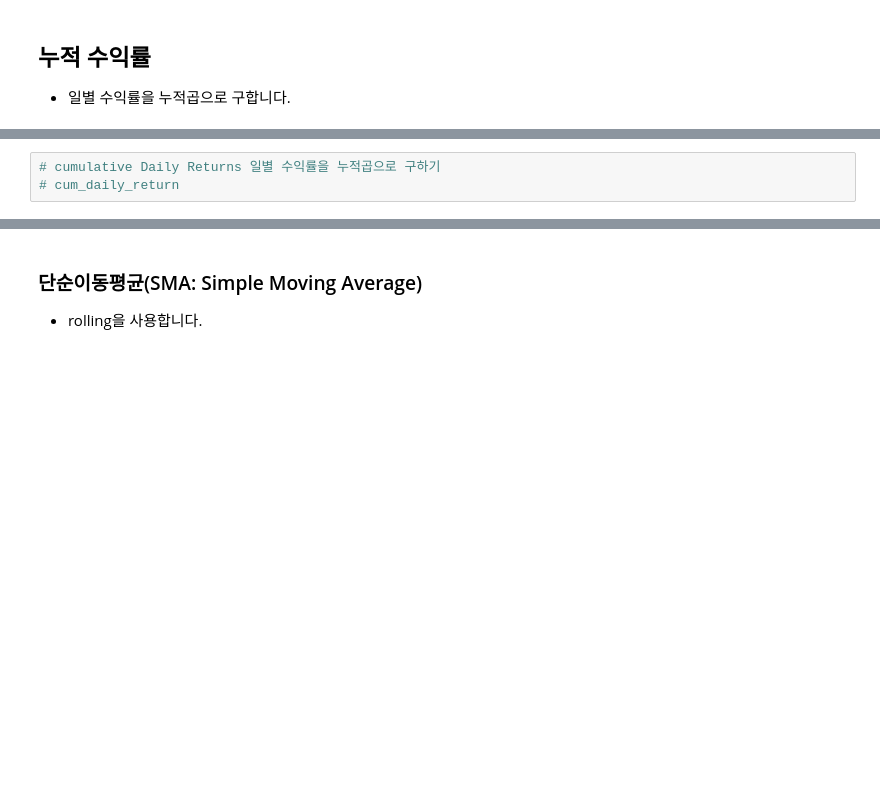
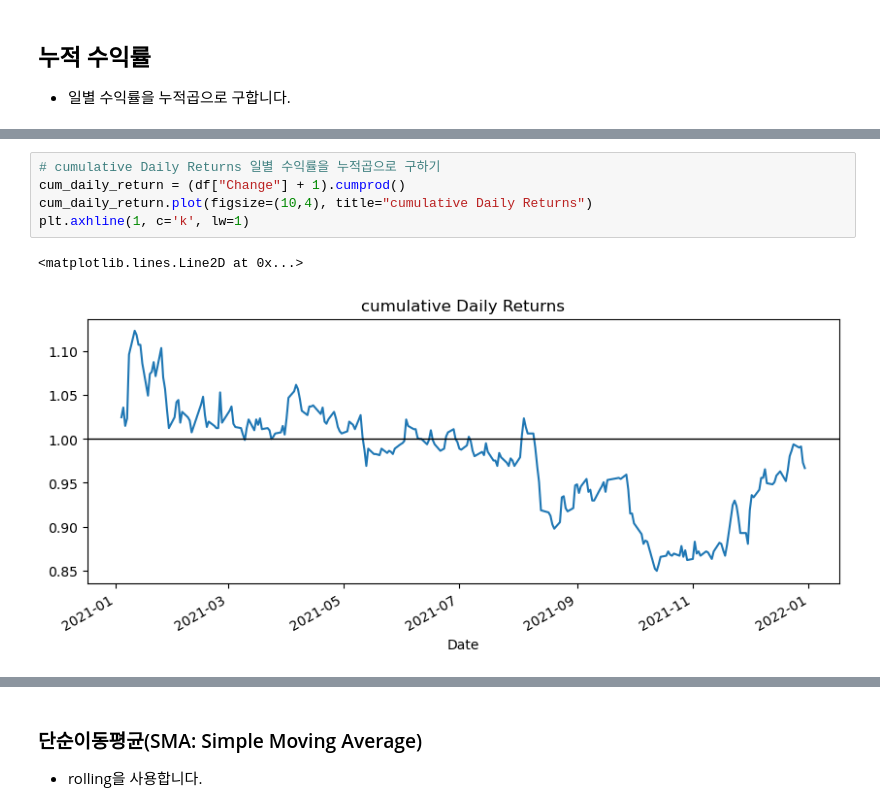
Before and after one commit to jamjamzo/finance-data-analysis, a Jupyter notebook: 6.1 일별 수익률과 이동평균-input.ipynb, the cells around one changed output, grey strips where cells are left out. Drawn from its saved outputs; the diff is of its cells as text; blank space fills up the shorter version.

```diff
--- a/6.1 일별 수익률과 이동평균-input.ipynb
+++ b/6.1 일별 수익률과 이동평균-input.ipynb
@@ -87,6 +118,11 @@ fdr.DataReader("005930",start='2021-01-01',end='2022-12-31')
 # %%
 # cumulative Daily Returns 일별 수익률을 누적곱으로 구하기
-# cum_daily_return
+cum_daily_return = (df["Change"] + 1).cumprod()
+cum_daily_return.plot(figsize=(10,4), title="cumulative Daily Returns")
+plt.axhline(1, c='k', lw=1)
+# %% [output]
+<matplotlib.lines.Line2D at 0x...>
+[figure, added]
 # %% [markdown]
 
 
```
Also changed, not shown: parts of 12 cells of this notebook.
